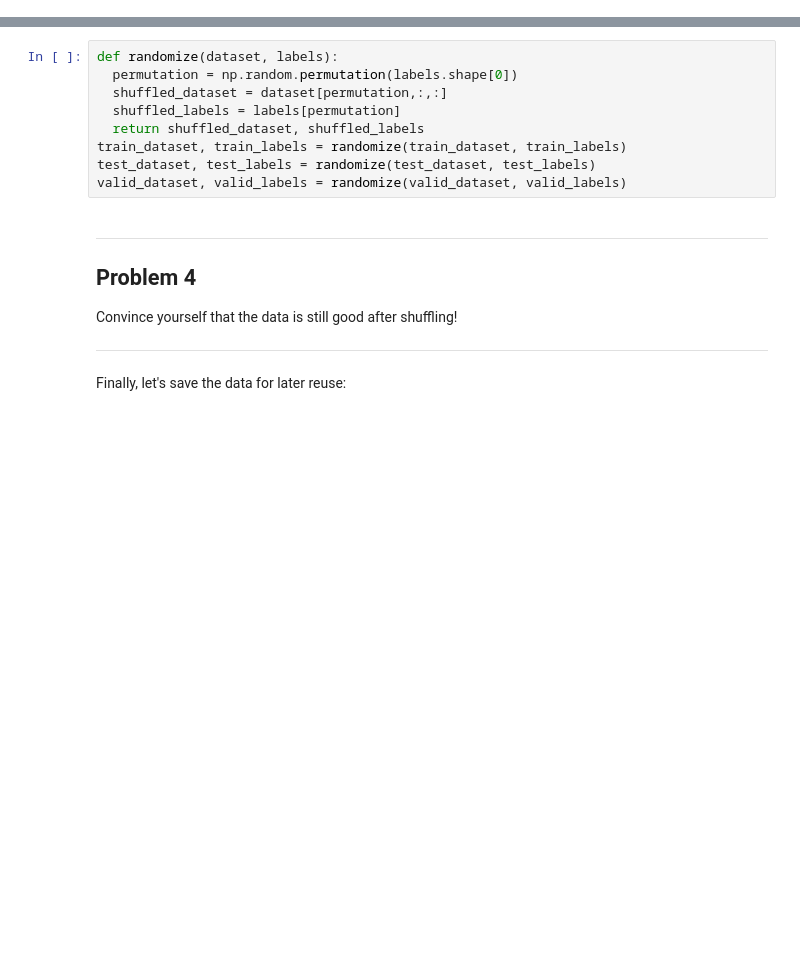
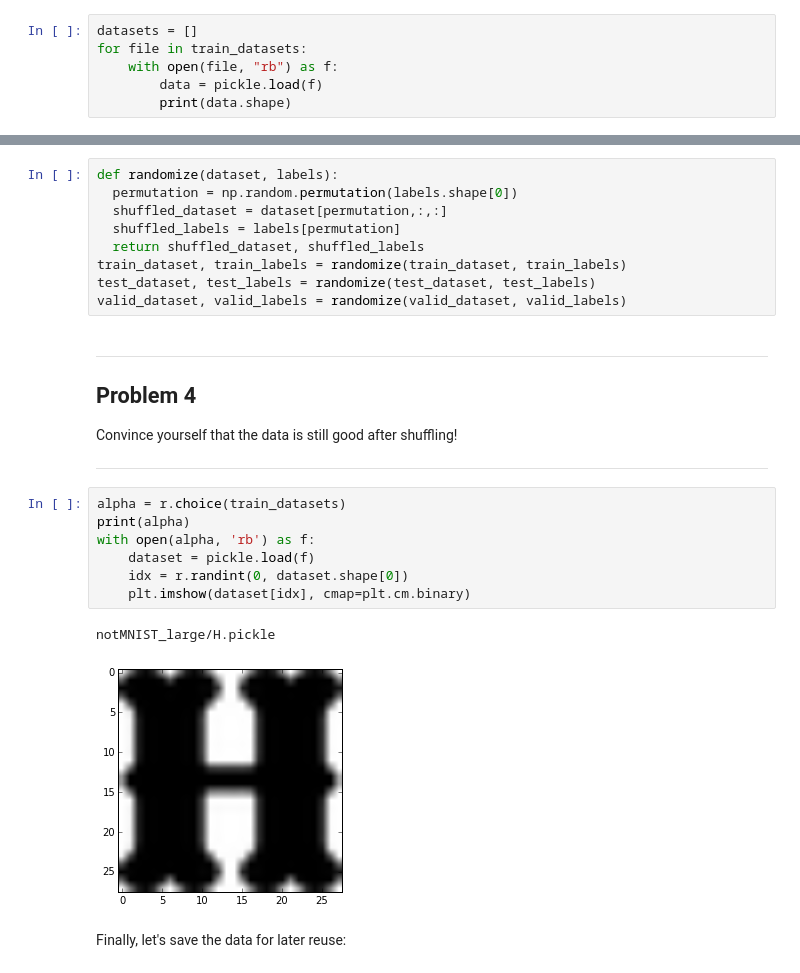
Before and after one commit to mathhun/notebooks, a Jupyter notebook: tf/1_notmnist.ipynb, the cells around one changed output, grey strips where cells are left out. Saved outputs shown, nothing was run; the diff lists cells and outputs as text; blank space fills up the shorter version.

```diff
--- a/tf/1_notmnist.ipynb
+++ b/tf/1_notmnist.ipynb
@@ -195,3 +212,9 @@ Problem 3
 Another check: we expect the data to be balanced across classes. Verify that.
 
 ---
+# %%
+datasets = []
+for file in train_datasets:
+    with open(file, "rb") as f:
+        data = pickle.load(f)
+        print(data.shape)
@@ -276,6 +310,16 @@ Problem 4
 Convince yourself that the data is still good after shuffling!
 
 ---
+# %%
+alpha = r.choice(train_datasets)
+print(alpha)
+with open(alpha, 'rb') as f:
+    dataset = pickle.load(f)
+    idx = r.randint(0, dataset.shape[0])
+    plt.imshow(dataset[idx], cmap=plt.cm.binary)
+# %% [output]
+notMNIST_large/H.pickle
+[figure, added]
 # %% [markdown]
 Finally, let's save the data for later reuse:
 # %%
```
Also changed, not shown: parts of 10 cells of this notebook.
